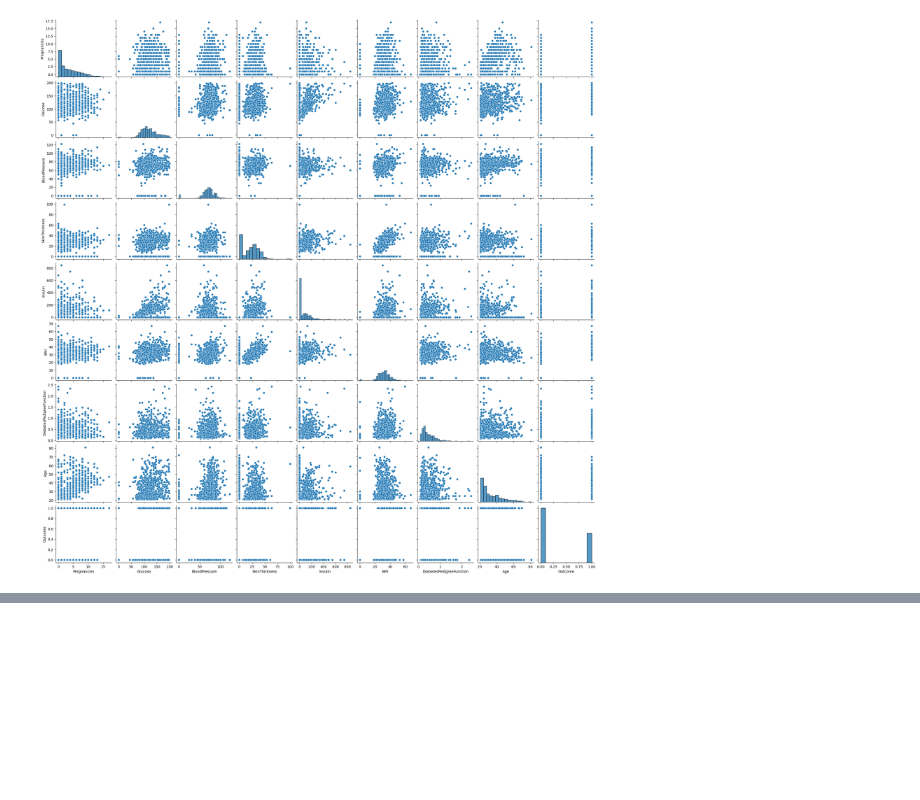
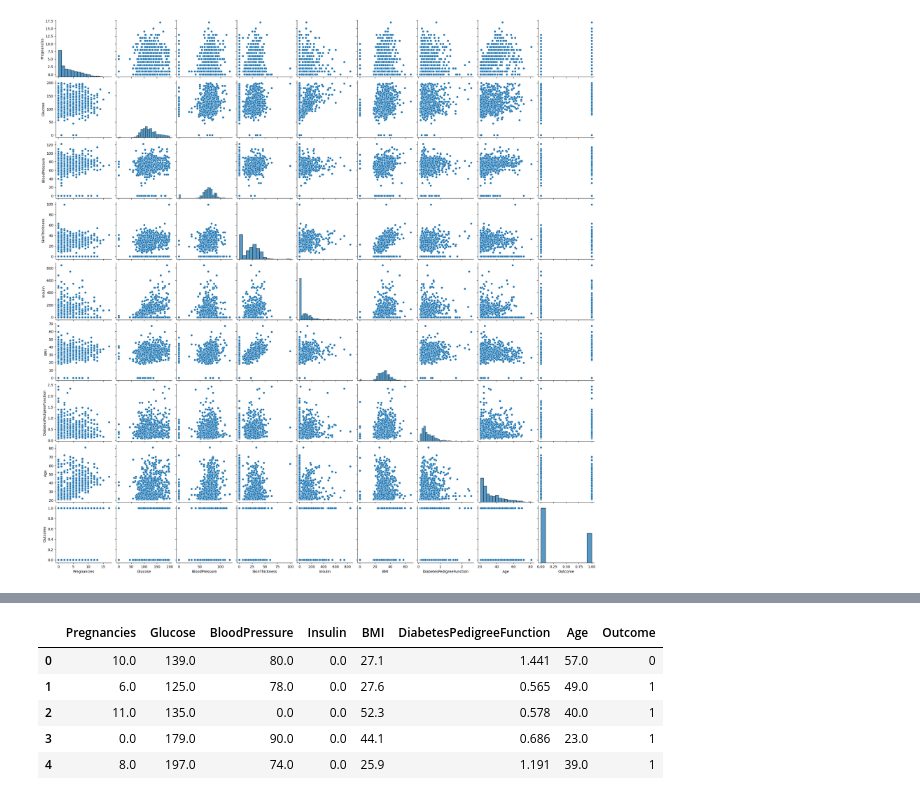
Before and after one commit to AnderTxuCode/machine-learning-tree, a Jupyter notebook: src/explore.ipynb, the cells around one changed output, grey strips where cells are left out. Saved outputs shown, nothing was run; the diff lists cells and outputs as text; code cells hidden in the pictures; blank space fills up the shorter version.

```diff
--- a/src/explore.ipynb
+++ b/src/explore.ipynb
@@ -290,0 +450,12 @@ sns.pairplot(data = df)
+# %%
+train_data = pd.read_csv("../data/processed/clean_train.csv")
+test_data = pd.read_csv("../data/processed/clean_test.csv")
+
+train_data.head()
+# %% [output]
+|  | Pregnancies | Glucose | BloodPressure | Insulin | BMI | DiabetesPedigreeFunction | Age | Outcome |
+| 0 | 10.0 | 139.0 | 80.0 | 0.0 | 27.1 | 1.441 | 57.0 | 0 |
+| 1 | 6.0 | 125.0 | 78.0 | 0.0 | 27.6 | 0.565 | 49.0 | 1 |
+| 2 | 11.0 | 135.0 | 0.0 | 0.0 | 52.3 | 0.578 | 40.0 | 1 |
+| 3 | 0.0 | 179.0 | 90.0 | 0.0 | 44.1 | 0.686 | 23.0 | 1 |
+| 4 | 8.0 | 197.0 | 74.0 | 0.0 | 25.9 | 1.191 | 39.0 | 1 |
```
Also changed, not shown: parts of 30 cells of this notebook, 2 other files.
